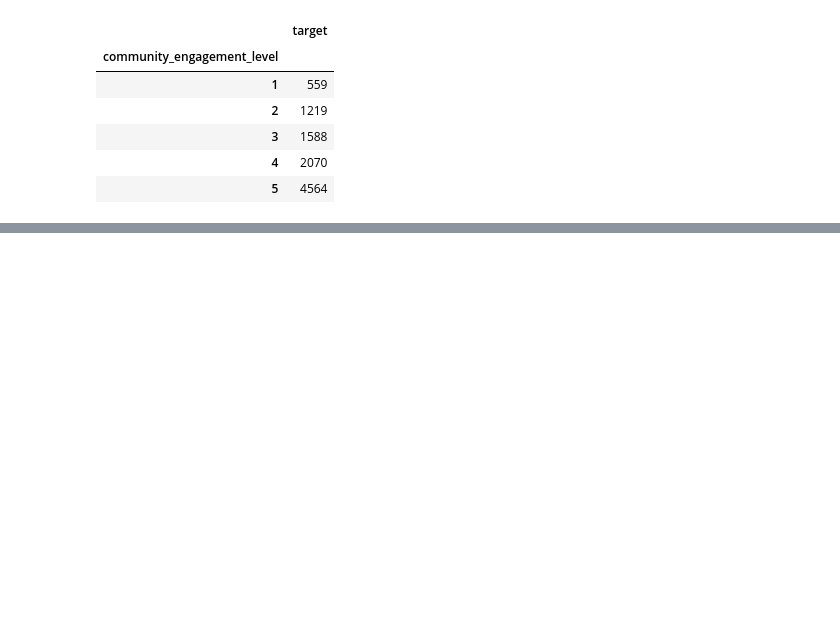
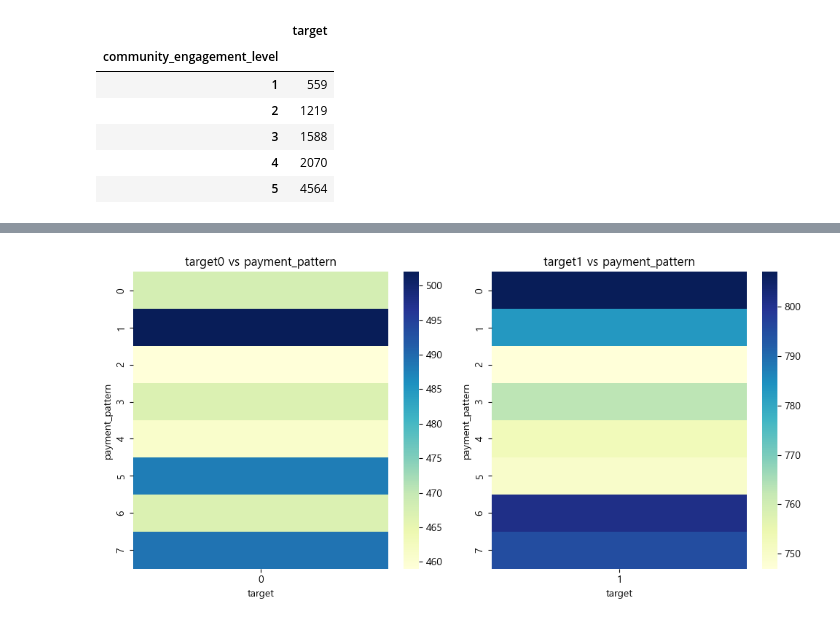
Before and after one commit to hana-K-918/wassup3, a Jupyter notebook: 05_Data_Analysis/hk_miniprj.ipynb, the cells around one changed output, grey strips where cells are left out. Cells and saved outputs as stored; diff of their text form; code cells hidden in the pictures; blank space fills up the shorter version.

```diff
--- a/05_Data_Analysis/hk_miniprj.ipynb
+++ b/05_Data_Analysis/hk_miniprj.ipynb
@@ -531,0 +555,2 @@ df.groupby('community_engagement_level')[['target']].count()
+# %%
+df = pd.read_csv('C:/workspace/wassup3/05_Data_Analysis/data/mini.csv')
@@ -531,0 +573,2 @@ df.groupby('community_engagement_level')[['target']].count()
+# %%
+df.set_index('target')
@@ -531,0 +596,3 @@ df.groupby('community_engagement_level')[['target']].count()
+# %%
+df0 = df.groupby('target').get_group(0)
+df0
@@ -531,0 +613,3 @@ df.groupby('community_engagement_level')[['target']].count()
+# %%
+df1 = df.groupby('target').get_group(1)
+df1
@@ -531,0 +662,13 @@ df.groupby('community_engagement_level')[['target']].count()
+# %%
+fig, axes = plt.subplots(1, 2, figsize=(10, 5))
+
+sns.heatmap(pd.crosstab(df0.payment_pattern, df0.target), cmap="YlGnBu", ax=axes[0])
+axes[0].set_title('target0 vs payment_pattern')
+
+sns.heatmap(pd.crosstab(df1.payment_pattern, df1.target), cmap="YlGnBu", ax=axes[1])
+axes[1].set_title('target1 vs payment_pattern')
+
+plt.tight_layout()
+plt.show()
+# %% [output]
+[figure, added]
```
Also changed, not shown: parts of 12 cells of this notebook, 5 other files.
